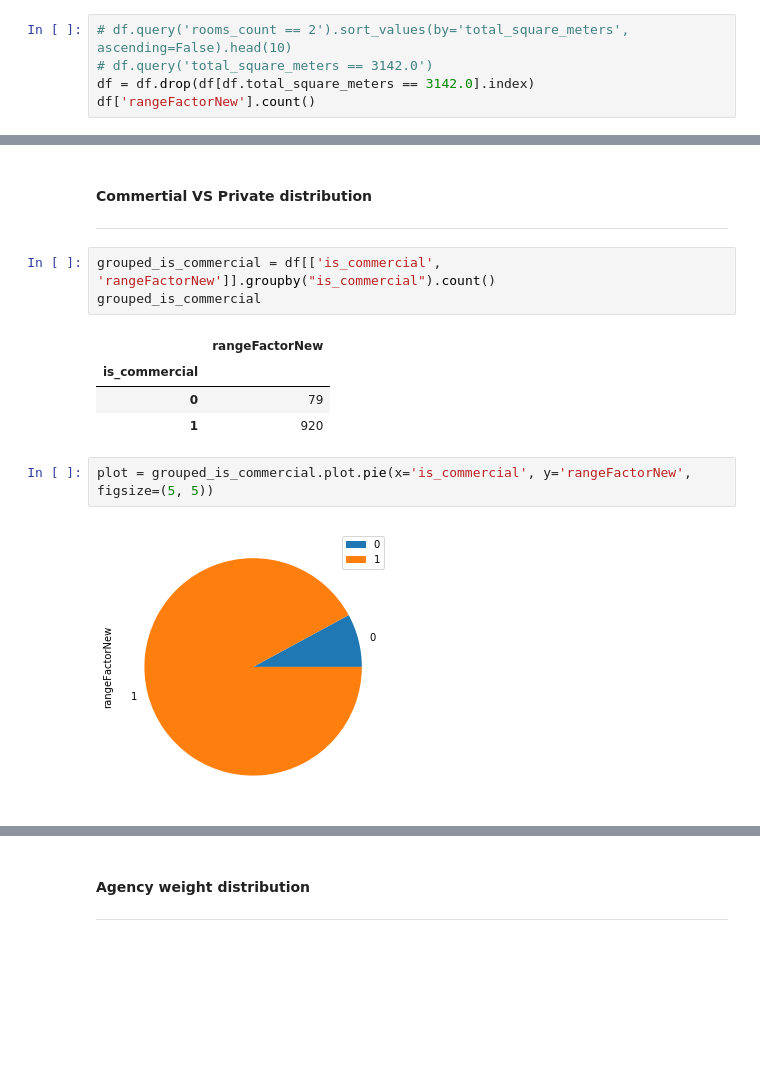
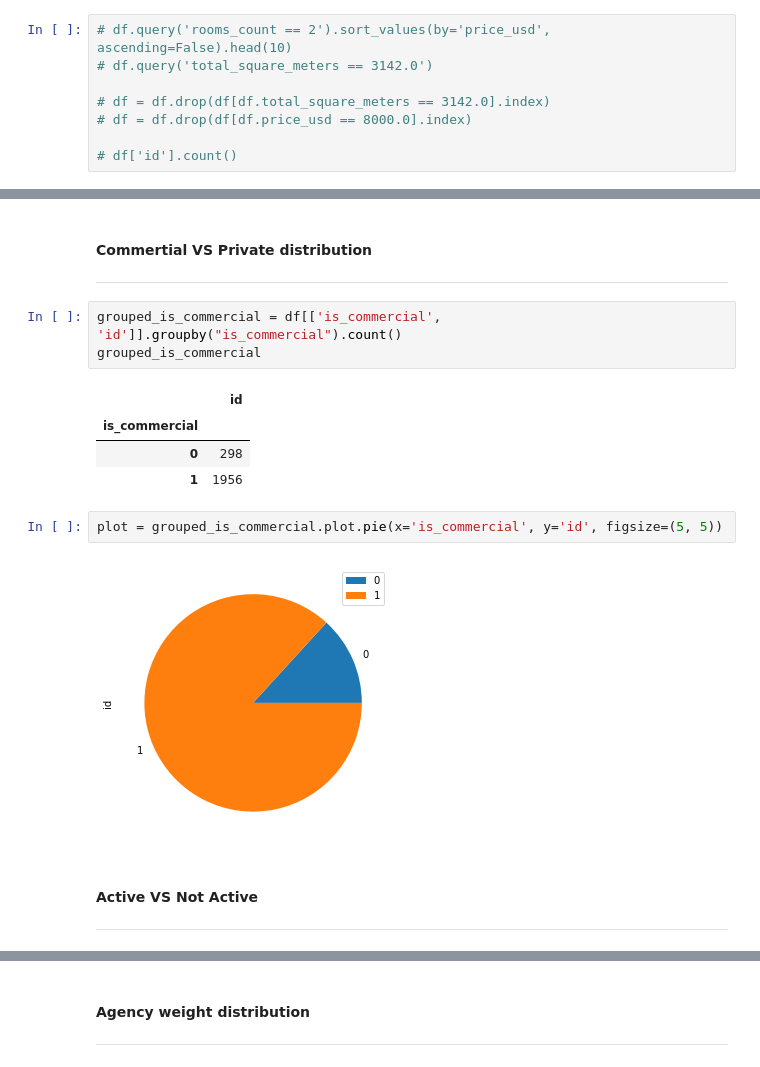
Before and after one commit to azakharko/jupiter-labs, a Jupyter notebook: RealEstateGrub.ipynb, the cells around one changed output, grey strips where cells are left out. Drawn from its saved outputs; the diff is of its cells as text; blank space fills up the shorter version.

```diff
--- a/RealEstateGrub.ipynb
+++ b/RealEstateGrub.ipynb
@@ -118,6 +152,9 @@ df.head()
 # %%
-# df.query('rooms_count == 2').sort_values(by='total_square_meters', ascending=False).head(10)
+# df.query('rooms_count == 2').sort_values(by='price_usd', ascending=False).head(10)
 # df.query('total_square_meters == 3142.0')
-df = df.drop(df[df.total_square_meters == 3142.0].index)
-df['rangeFactorNew'].count()
+
+# df = df.drop(df[df.total_square_meters == 3142.0].index)
+# df = df.drop(df[df.price_usd == 8000.0].index)
+
+# df['id'].count()
 # %% [output]
@@ -285,14 +357,17 @@ aggregate
 #### Commertial VS Private distribution
 <hr>
 # %%
-grouped_is_commercial = df[['is_commercial', 'rangeFactorNew']].groupby("is_commercial").count()
+grouped_is_commercial = df[['is_commercial', 'id']].groupby("is_commercial").count()
 grouped_is_commercial
 # %% [output]
-|  | rangeFactorNew |
+|  | id |
 | is_commercial |  |
-| 0 | 79 |
-| 1 | 920 |
+| 0 | 298 |
+| 1 | 1956 |
 # %%
-plot = grouped_is_commercial.plot.pie(x='is_commercial', y='rangeFactorNew', figsize=(5, 5))
+plot = grouped_is_commercial.plot.pie(x='is_commercial', y='id', figsize=(5, 5))
 # %% [output]
-[figure, old version]
+[figure, new version]
+# %% [markdown]
+#### Active VS Not Active
+<hr>
```
Also changed, not shown: parts of 43 cells of this notebook, 4 other files.
